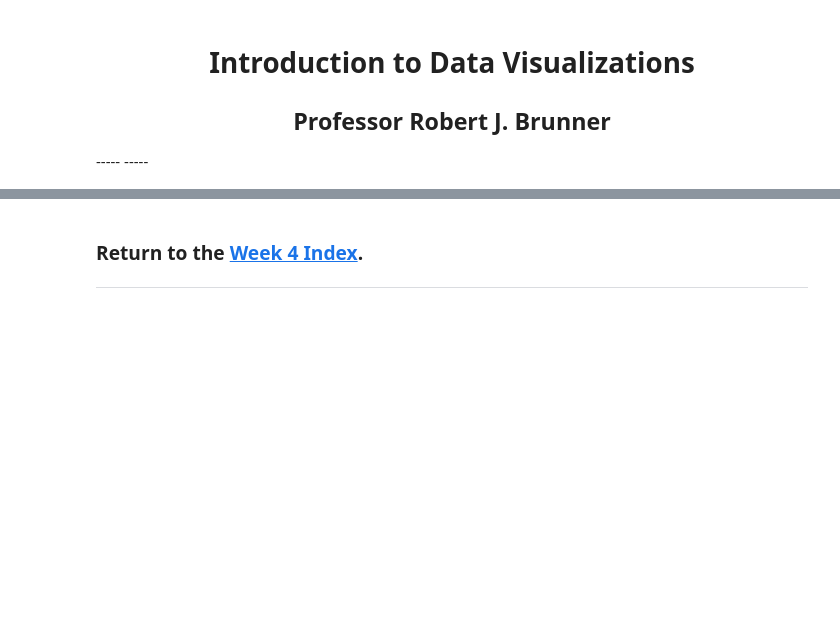
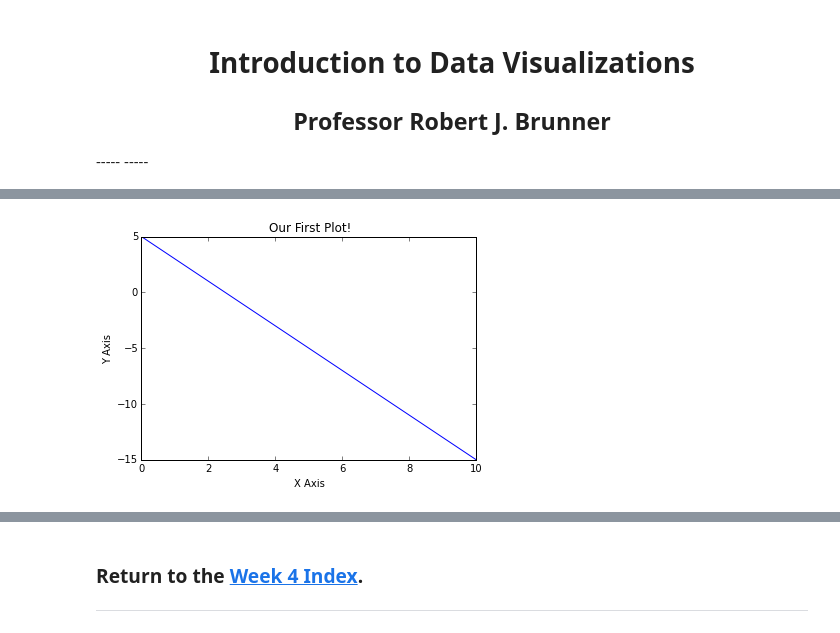
Before and after one commit to marka2114/test, a Jupyter notebook: Week4/intro2dataviz.ipynb, the cells around one changed output, grey strips where cells are left out. Saved outputs shown, nothing was run; the diff lists cells and outputs as text; code cells hidden in the pictures; blank space fills up the shorter version.

```diff
--- a/Week4/intro2dataviz.ipynb
+++ b/Week4/intro2dataviz.ipynb
@@ -39,0 +192,26 @@ During this session, you should  ...
+# %%
+# First we need to import matplotlib and numpy
+import matplotlib.pyplot as plt
+import numpy as np
+
+# Now we create our figure and axes for the plot we will make.
+fig, ax = plt.subplots()
+
+# Now we generate something to plot. In this case, we will plot a straight line.
+# You can change the constants: m and b, in the equation below to get a different plot.
+
+m = -2
+b = 5
+x = np.linspace(0,10)
+y = m * x + b
+
+ax.plot(x, y)
+
+# Set our axis labels
+ax.set_xlabel("X Axis")
+ax.set_ylabel("Y Axis")
+
+ax.set_title("Our First Plot!")
+plt.show()
+# %% [output]
+[figure, added]
```
Also changed, not shown: parts of 64 cells of this notebook, 1 other file.
